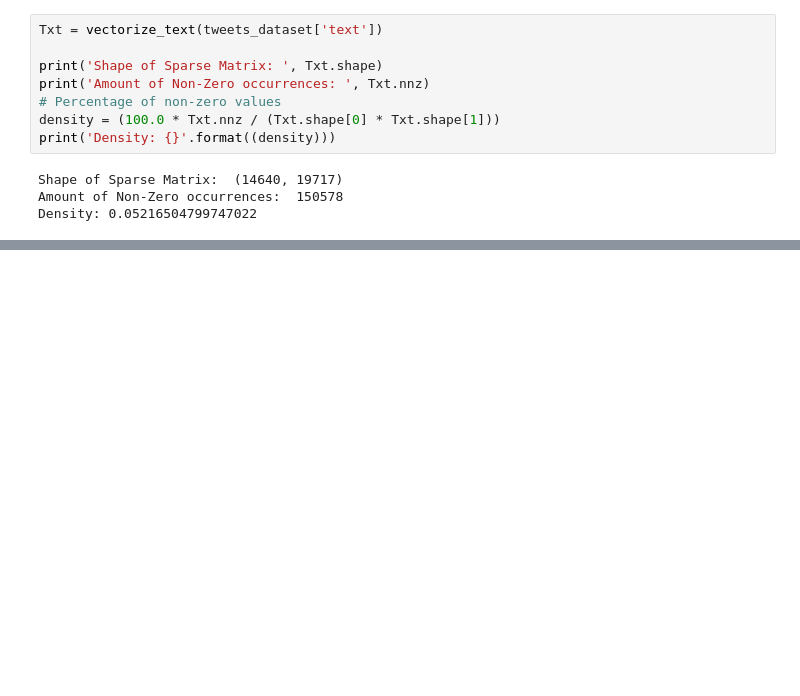
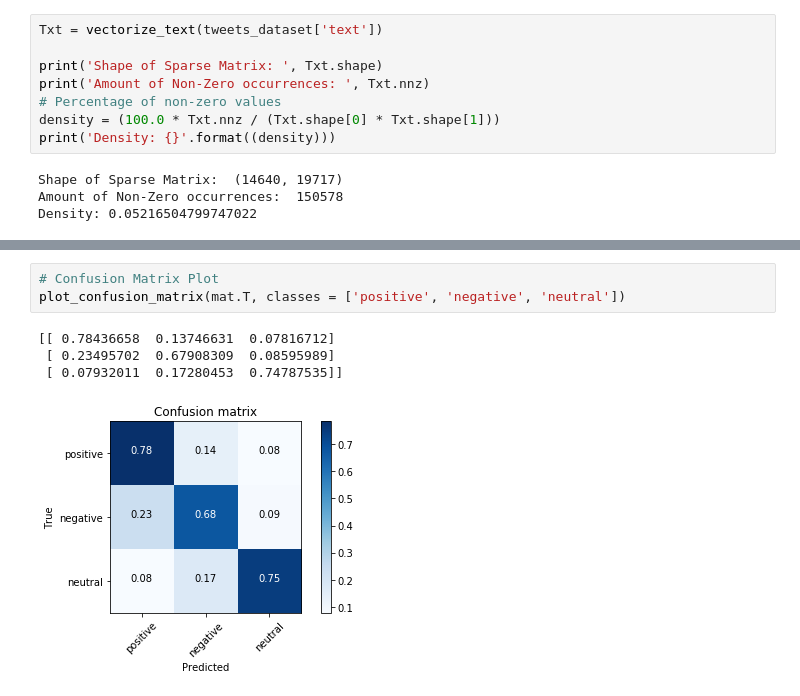
Before and after one commit to outcastgeek/ANLY520_US_AirlineTwitterSentimentAnalysis, a Jupyter notebook: U.S.AirlineTwitterSentimentAnalysis.ipynb, the cells around one changed output, grey strips where cells are left out. Cells and saved outputs as stored; diff of their text form; blank space fills up the shorter version.

Commit message:
Added Confusion Matrix for Multinomial Naive Bayes

```diff
--- a/U.S.AirlineTwitterSentimentAnalysis.ipynb
+++ b/U.S.AirlineTwitterSentimentAnalysis.ipynb
@@ -535 +531,9 @@ weighted avg       0.73      0.75      0.72      2928
+# %%
+# Confusion Matrix Plot
+plot_confusion_matrix(mat.T, classes = ['positive', 'negative', 'neutral'])
+# %% [output]
+[[ 0.78436658  0.13746631  0.07816712]
+ [ 0.23495702  0.67908309  0.08595989]
+ [ 0.07932011  0.17280453  0.74787535]]
+[figure, added]
 # %%
```
Also changed, not shown: parts of 10 cells of this notebook.
